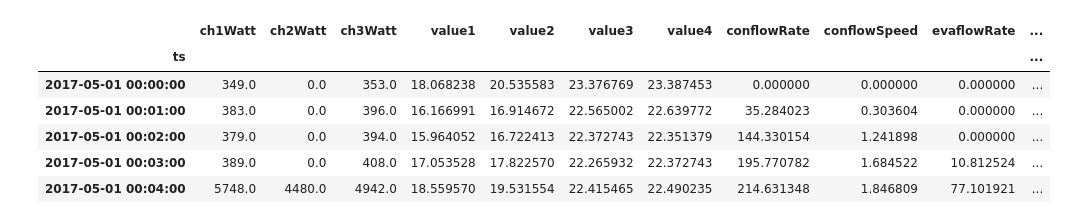
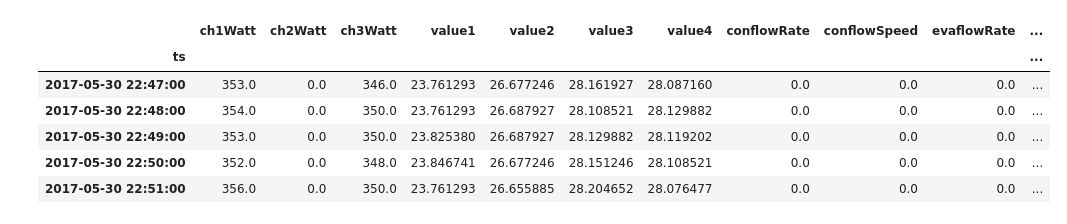
Before and after one commit to yujia21/datathon2017, a Jupyter notebook: Prediction-LinearReg-w cooling tower.ipynb, the cells around one changed output. Drawn from its saved outputs; the diff is of its cells as text; code cells hidden in the pictures.

```diff
--- a/Prediction-LinearReg-w cooling tower.ipynb
+++ b/Prediction-LinearReg-w cooling tower.ipynb
@@ -5,18 +5,18 @@ import matplotlib.pyplot as plt
 %matplotlib notebook
 # %%
 n = str(1) #chiller number
-df = pd.read_csv("data/Chiller"+n+"_full.csv")
+df = pd.read_csv("data/Chiller"+n+"_full_ext.csv")
 df.index = pd.to_datetime(df['ts'])
 df.drop('ts', axis=1, inplace=True)
 df.head()
 # %% [output]
 |  | ch1Watt | ch2Watt | ch3Watt | value1 | value2 | value3 | value4 | conflowRate | conflowSpeed | evaflowRate | ... |
 | ts |  |  |  |  |  |  |  |  |  |  | ... |
-| 2017-05-01 00:00:00 | 349.0 | 0.0 | 353.0 | 18.068238 | 20.535583 | 23.376769 | 23.387453 | 0.000000 | 0.000000 | 0.000000 | ... |
-| 2017-05-01 00:01:00 | 383.0 | 0.0 | 396.0 | 16.166991 | 16.914672 | 22.565002 | 22.639772 | 35.284023 | 0.303604 | 0.000000 | ... |
-| 2017-05-01 00:02:00 | 379.0 | 0.0 | 394.0 | 15.964052 | 16.722413 | 22.372743 | 22.351379 | 144.330154 | 1.241898 | 0.000000 | ... |
-| 2017-05-01 00:03:00 | 389.0 | 0.0 | 408.0 | 17.053528 | 17.822570 | 22.265932 | 22.372743 | 195.770782 | 1.684522 | 10.812524 | ... |
-| 2017-05-01 00:04:00 | 5748.0 | 4480.0 | 4942.0 | 18.559570 | 19.531554 | 22.415465 | 22.490235 | 214.631348 | 1.846809 | 77.101921 | ... |
+| 2017-05-30 22:47:00 | 353.0 | 0.0 | 346.0 | 23.761293 | 26.677246 | 28.161927 | 28.087160 | 0.0 | 0.0 | 0.0 | ... |
+| 2017-05-30 22:48:00 | 354.0 | 0.0 | 350.0 | 23.761293 | 26.687927 | 28.108521 | 28.129882 | 0.0 | 0.0 | 0.0 | ... |
+| 2017-05-30 22:49:00 | 353.0 | 0.0 | 350.0 | 23.825380 | 26.687927 | 28.129882 | 28.119202 | 0.0 | 0.0 | 0.0 | ... |
+| 2017-05-30 22:50:00 | 352.0 | 0.0 | 348.0 | 23.846741 | 26.677246 | 28.151246 | 28.108521 | 0.0 | 0.0 | 0.0 | ... |
+| 2017-05-30 22:51:00 | 356.0 | 0.0 | 350.0 | 23.761293 | 26.655885 | 28.204652 | 28.076477 | 0.0 | 0.0 | 0.0 | ... |
 # %%
 df['deltaT12'] = df['value2']-df['value1']
 df['deltaT34'] = df['value4']-df['value3']
```
Also changed, not shown: parts of 14 cells of this notebook, 6 other files.
